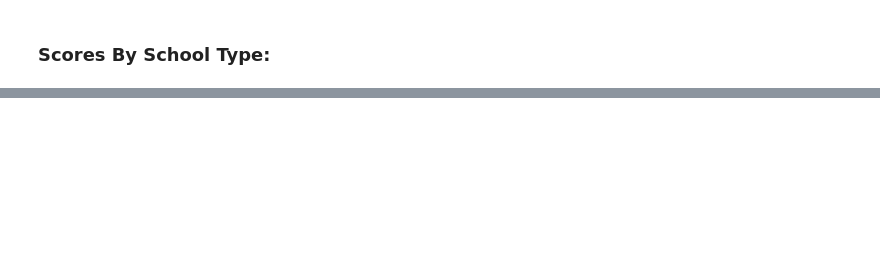
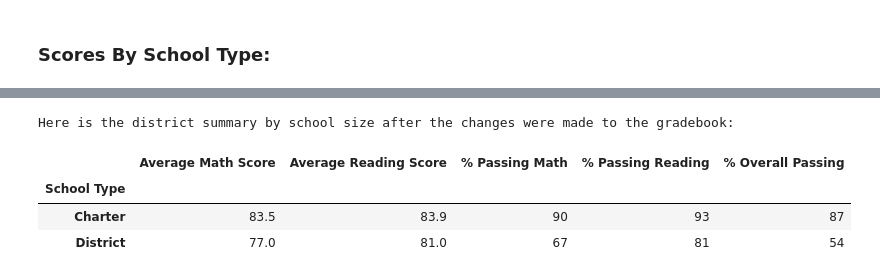
Before and after one commit to sathvikaithala/school_district-analysis, a Jupyter notebook: PyCitySchools_Challenge.ipynb, the cells around one changed output, grey strips where cells are left out. Drawn from its saved outputs; the diff is of its cells as text; code cells hidden in the pictures; blank space fills up the shorter version.

```diff
--- a/PyCitySchools_Challenge.ipynb
+++ b/PyCitySchools_Challenge.ipynb
@@ -1117,0 +1220,32 @@ need to do:
+# %%
+# Calculate averages for the desired columns.
+new_type_math_scores = new_per_school_summary_df.groupby(["School Type"]).mean()["Average Math Score"]
+
+new_type_reading_scores = new_per_school_summary_df.groupby(["School Type"]).mean()["Average Reading Score"]
+
+new_type_passing_math = new_per_school_summary_df.groupby(["School Type"]).mean()["% Passing Math"]
+
+new_type_passing_reading = new_per_school_summary_df.groupby(["School Type"]).mean()["% Passing Reading"]
+
+new_type_overall_passing = new_per_school_summary_df.groupby(["School Type"]).mean()["% Overall Passing"]
+
+# Assemble into DataFrame.
+new_type_summary_df = pd.DataFrame({
+          "Average Math Score" : new_type_math_scores,
+          "Average Reading Score": new_type_reading_scores,
+          "% Passing Math": new_type_passing_math,
+          "% Passing Reading": new_type_passing_reading,
+          "% Overall Passing": new_type_overall_passing})
+
+# Formatting
+new_type_summary_df["Average Math Score"] = new_type_summary_df["Average Math Score"].map("{:.1f}".format)
+
+new_type_summary_df["Average Reading Score"] = new_type_summary_df["Average Reading Score"].map("{:.1f}".format)
+
+new_type_summary_df["% Passing Math"] = new_type_summary_df["% Passing Math"].map("{:.0f}".format)
+
+new_type_summary_df["% Passing Reading"] = new_type_summary_df["% Passing Reading"].map("{:.0f}".format)
+
+new_type_summary_df["% Overall Passing"] = new_type_summary_df["% Overall Passing"].map("{:.0f}".format)
+
+#type_summary_df
@@ -1117,0 +1263,11 @@ need to do:
+# %%
+#new summary by school type:
+print("Here is the district summary by school size after the changes were made to the gradebook:")
+
+new_type_summary_df
+# %% [output]
+Here is the district summary by school size after the changes were made to the gradebook:
+|  | Average Math Score | Average Reading Score | % Passing Math | % Passing Reading | % Overall Passing |
+| School Type |  |  |  |  |  |
+| Charter | 83.5 | 83.9 | 90 | 93 | 87 |
+| District | 77.0 | 81.0 | 67 | 81 | 54 |
```
Also changed, not shown: parts of 83 cells of this notebook, 2 other files.
